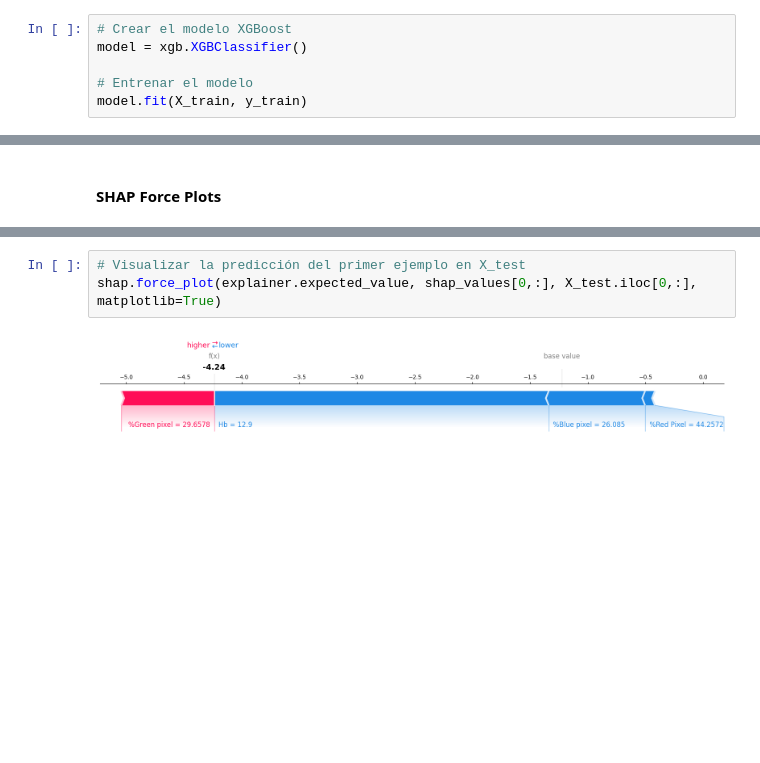
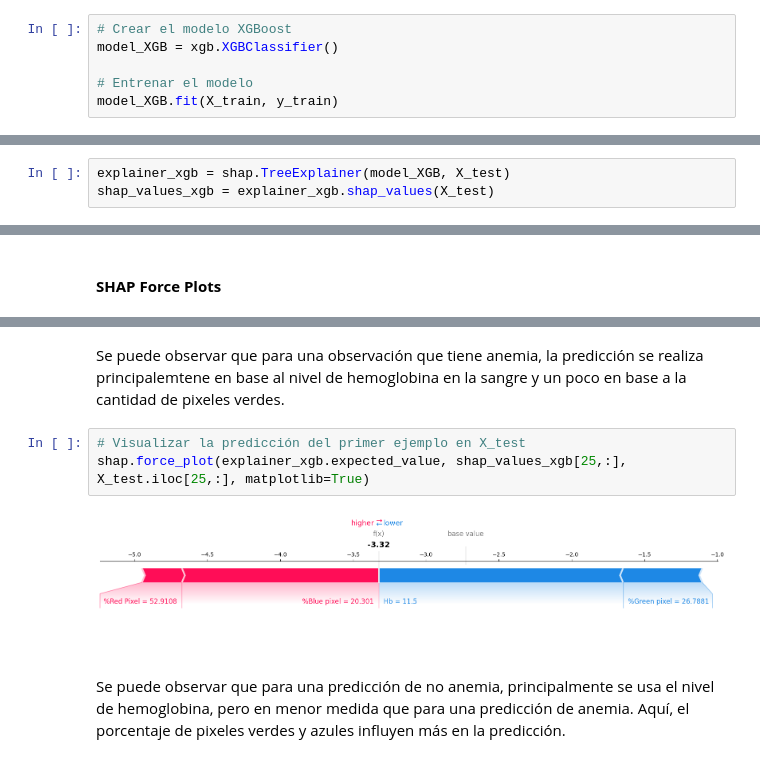
Before and after one commit to IPablo271/Proyecto-ResponsibleIA, a Jupyter notebook: Proyecto_1_RIA.ipynb, the cells around one changed output, grey strips where cells are left out. Cells and saved outputs as stored; diff of their text form; blank space fills up the shorter version.

Commit message:
feat: segundo modelo e interpretacion de SHAP

```diff
--- a/Proyecto_1_RIA.ipynb
+++ b/Proyecto_1_RIA.ipynb
@@ -245,9 +286,9 @@ X_train, X_test, y_train, y_test = train_test_split(X, y, test_size=0.3, random_
 # %%
 # Crear el modelo XGBoost
-model = xgb.XGBClassifier()
+model_XGB = xgb.XGBClassifier()
 
 # Entrenar el modelo
-model.fit(X_train, y_train)
+model_XGB.fit(X_train, y_train)
 # %% [output]
 XGBClassifier(base_score=None, booster=None, callbacks=None,
               colsample_bylevel=None, colsample_bynode=None,
@@ -311,3 +395,6 @@ shap_values = explainer.shap_values(X_test)
+# %%
+explainer_xgb = shap.TreeExplainer(model_XGB, X_test)
+shap_values_xgb = explainer_xgb.shap_values(X_test)
 # %% [markdown]
 #### **SHAP Summary Plot**
 # %%
@@ -326,7 +431,11 @@ shap.dependence_plot('%Red Pixel', shap_values, X_test)
+# %% [markdown]
+Se puede observar que para una observación que tiene anemia, la predicción se realiza principalemtene en base al nivel de hemoglobina en la sangre y un poco en base a la cantidad de pixeles verdes.
 # %%
 # Visualizar la predicción del primer ejemplo en X_test
-shap.force_plot(explainer.expected_value, shap_values[0,:], X_test.iloc[0,:], matplotlib=True)
+shap.force_plot(explainer_xgb.expected_value, shap_values_xgb[25,:], X_test.iloc[25,:], matplotlib=True)
 # %% [output]
-[figure, old version]
+[figure, new version]
+# %% [markdown]
+Se puede observar que para una predicción de no anemia, principalmente se usa el nivel de hemoglobina, pero en menor medida que para una predicción de anemia. Aquí, el porcentaje de pixeles verdes y azules influyen más en la predicción.
 # %%
 # Visualizar la predicción de múltiples ejemplos
```
Also changed, not shown: parts of 62 cells of this notebook, 1 other file.
